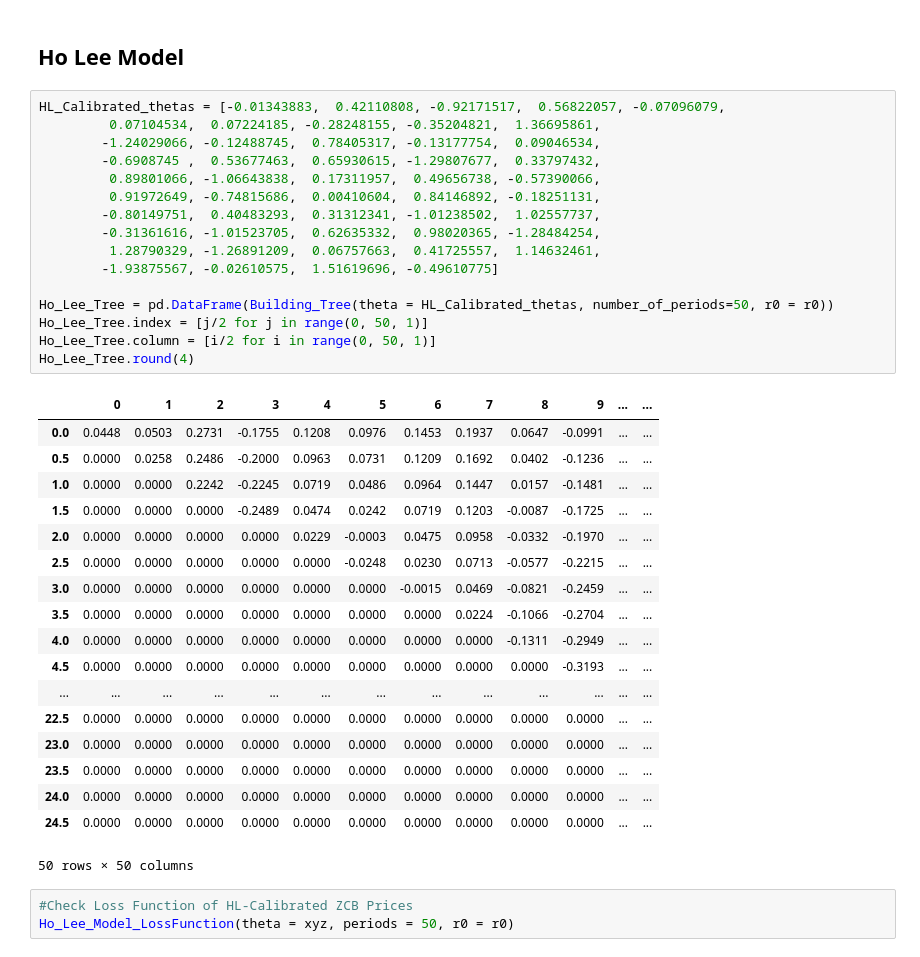
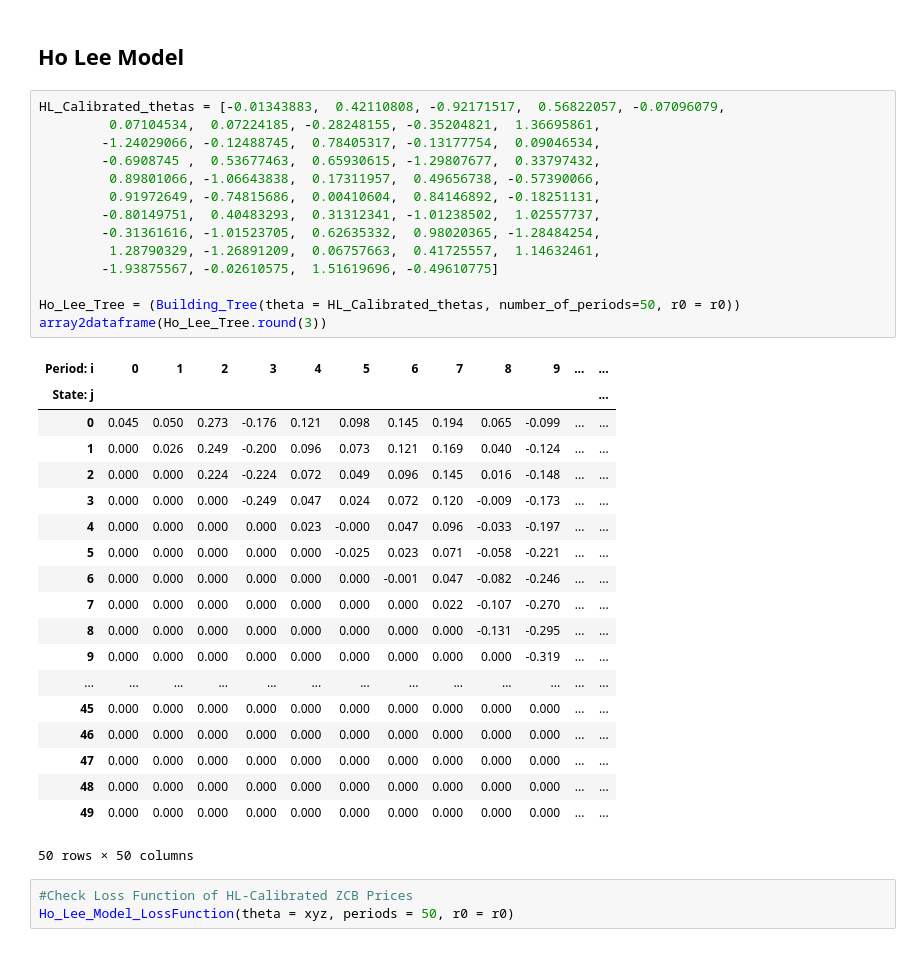
Before and after one commit to Pj-354/FICC-Coursework, a Jupyter notebook: FICC_Summative_Assignment_v2_good.ipynb, the cells around one changed output. Cells and saved outputs as stored; diff of their text form.

```diff
--- a/FICC_Summative_Assignment_v2_good.ipynb
+++ b/FICC_Summative_Assignment_v2_good.ipynb
@@ -411,37 +383,36 @@ ZCB_Pricing(binomial_tree=BDT_Tree)
 # %%
 HL_Calibrated_thetas = [-0.01343883,  0.42110808, -0.92171517,  0.56822057, -0.07096079,
          0.07104534,  0.07224185, -0.28248155, -0.35204821,  1.36695861,
         -1.24029066, -0.12488745,  0.78405317, -0.13177754,  0.09046534,
         -0.6908745 ,  0.53677463,  0.65930615, -1.29807677,  0.33797432,
          0.89801066, -1.06643838,  0.17311957,  0.49656738, -0.57390066,
          0.91972649, -0.74815686,  0.00410604,  0.84146892, -0.18251131,
         -0.80149751,  0.40483293,  0.31312341, -1.01238502,  1.02557737,
         -0.31361616, -1.01523705,  0.62635332,  0.98020365, -1.28484254,
          1.28790329, -1.26891209,  0.06757663,  0.41725557,  1.14632461,
         -1.93875567, -0.02610575,  1.51619696, -0.49610775]
 
-Ho_Lee_Tree = pd.DataFrame(Building_Tree(theta = HL_Calibrated_thetas, number_of_periods=50, r0 = r0))
-Ho_Lee_Tree.index = [j/2 for j in range(0, 50, 1)]
-Ho_Lee_Tree.column = [i/2 for i in range(0, 50, 1)]
-Ho_Lee_Tree.round(4)
+Ho_Lee_Tree = (Building_Tree(theta = HL_Calibrated_thetas, number_of_periods=50, r0 = r0))
+array2dataframe(Ho_Lee_Tree.round(3))
 # %% [output]
-|  | 0 | 1 | 2 | 3 | 4 | 5 | 6 | 7 | 8 | 9 | ... | ... |
-| 0.0 | 0.0448 | 0.0503 | 0.2731 | -0.1755 | 0.1208 | 0.0976 | 0.1453 | 0.1937 | 0.0647 | -0.0991 | ... | ... |
-| 0.5 | 0.0000 | 0.0258 | 0.2486 | -0.2000 | 0.0963 | 0.0731 | 0.1209 | 0.1692 | 0.0402 | -0.1236 | ... | ... |
-| 1.0 | 0.0000 | 0.0000 | 0.2242 | -0.2245 | 0.0719 | 0.0486 | 0.0964 | 0.1447 | 0.0157 | -0.1481 | ... | ... |
-| 1.5 | 0.0000 | 0.0000 | 0.0000 | -0.2489 | 0.0474 | 0.0242 | 0.0719 | 0.1203 | -0.0087 | -0.1725 | ... | ... |
-| 2.0 | 0.0000 | 0.0000 | 0.0000 | 0.0000 | 0.0229 | -0.0003 | 0.0475 | 0.0958 | -0.0332 | -0.1970 | ... | ... |
-| 2.5 | 0.0000 | 0.0000 | 0.0000 | 0.0000 | 0.0000 | -0.0248 | 0.0230 | 0.0713 | -0.0577 | -0.2215 | ... | ... |
-| 3.0 | 0.0000 | 0.0000 | 0.0000 | 0.0000 | 0.0000 | 0.0000 | -0.0015 | 0.0469 | -0.0821 | -0.2459 | ... | ... |
-| 3.5 | 0.0000 | 0.0000 | 0.0000 | 0.0000 | 0.0000 | 0.0000 | 0.0000 | 0.0224 | -0.1066 | -0.2704 | ... | ... |
-| 4.0 | 0.0000 | 0.0000 | 0.0000 | 0.0000 | 0.0000 | 0.0000 | 0.0000 | 0.0000 | -0.1311 | -0.2949 | ... | ... |
-| 4.5 | 0.0000 | 0.0000 | 0.0000 | 0.0000 | 0.0000 | 0.0000 | 0.0000 | 0.0000 | 0.0000 | -0.3193 | ... | ... |
+| Period: i | 0 | 1 | 2 | 3 | 4 | 5 | 6 | 7 | 8 | 9 | ... | ... |
+| State: j |  |  |  |  |  |  |  |  |  |  |  | ... |
+| 0 | 0.045 | 0.050 | 0.273 | -0.176 | 0.121 | 0.098 | 0.145 | 0.194 | 0.065 | -0.099 | ... | ... |
+| 1 | 0.000 | 0.026 | 0.249 | -0.200 | 0.096 | 0.073 | 0.121 | 0.169 | 0.040 | -0.124 | ... | ... |
+| 2 | 0.000 | 0.000 | 0.224 | -0.224 | 0.072 | 0.049 | 0.096 | 0.145 | 0.016 | -0.148 | ... | ... |
+| 3 | 0.000 | 0.000 | 0.000 | -0.249 | 0.047 | 0.024 | 0.072 | 0.120 | -0.009 | -0.173 | ... | ... |
+| 4 | 0.000 | 0.000 | 0.000 | 0.000 | 0.023 | -0.000 | 0.047 | 0.096 | -0.033 | -0.197 | ... | ... |
+| 5 | 0.000 | 0.000 | 0.000 | 0.000 | 0.000 | -0.025 | 0.023 | 0.071 | -0.058 | -0.221 | ... | ... |
+| 6 | 0.000 | 0.000 | 0.000 | 0.000 | 0.000 | 0.000 | -0.001 | 0.047 | -0.082 | -0.246 | ... | ... |
+| 7 | 0.000 | 0.000 | 0.000 | 0.000 | 0.000 | 0.000 | 0.000 | 0.022 | -0.107 | -0.270 | ... | ... |
+| 8 | 0.000 | 0.000 | 0.000 | 0.000 | 0.000 | 0.000 | 0.000 | 0.000 | -0.131 | -0.295 | ... | ... |
+| 9 | 0.000 | 0.000 | 0.000 | 0.000 | 0.000 | 0.000 | 0.000 | 0.000 | 0.000 | -0.319 | ... | ... |
 | ... | ... | ... | ... | ... | ... | ... | ... | ... | ... | ... | ... | ... |
-| 22.5 | 0.0000 | 0.0000 | 0.0000 | 0.0000 | 0.0000 | 0.0000 | 0.0000 | 0.0000 | 0.0000 | 0.0000 | ... | ... |
-| 23.0 | 0.0000 | 0.0000 | 0.0000 | 0.0000 | 0.0000 | 0.0000 | 0.0000 | 0.0000 | 0.0000 | 0.0000 | ... | ... |
-| 23.5 | 0.0000 | 0.0000 | 0.0000 | 0.0000 | 0.0000 | 0.0000 | 0.0000 | 0.0000 | 0.0000 | 0.0000 | ... | ... |
-| 24.0 | 0.0000 | 0.0000 | 0.0000 | 0.0000 | 0.0000 | 0.0000 | 0.0000 | 0.0000 | 0.0000 | 0.0000 | ... | ... |
-| 24.5 | 0.0000 | 0.0000 | 0.0000 | 0.0000 | 0.0000 | 0.0000 | 0.0000 | 0.0000 | 0.0000 | 0.0000 | ... | ... |
+| 45 | 0.000 | 0.000 | 0.000 | 0.000 | 0.000 | 0.000 | 0.000 | 0.000 | 0.000 | 0.000 | ... | ... |
+| 46 | 0.000 | 0.000 | 0.000 | 0.000 | 0.000 | 0.000 | 0.000 | 0.000 | 0.000 | 0.000 | ... | ... |
+| 47 | 0.000 | 0.000 | 0.000 | 0.000 | 0.000 | 0.000 | 0.000 | 0.000 | 0.000 | 0.000 | ... | ... |
+| 48 | 0.000 | 0.000 | 0.000 | 0.000 | 0.000 | 0.000 | 0.000 | 0.000 | 0.000 | 0.000 | ... | ... |
+| 49 | 0.000 | 0.000 | 0.000 | 0.000 | 0.000 | 0.000 | 0.000 | 0.000 | 0.000 | 0.000 | ... | ... |
 50 rows × 50 columns
 # %%
 #Check Loss Function of HL-Calibrated ZCB Prices
```
Also changed, not shown: parts of 9 cells of this notebook.
